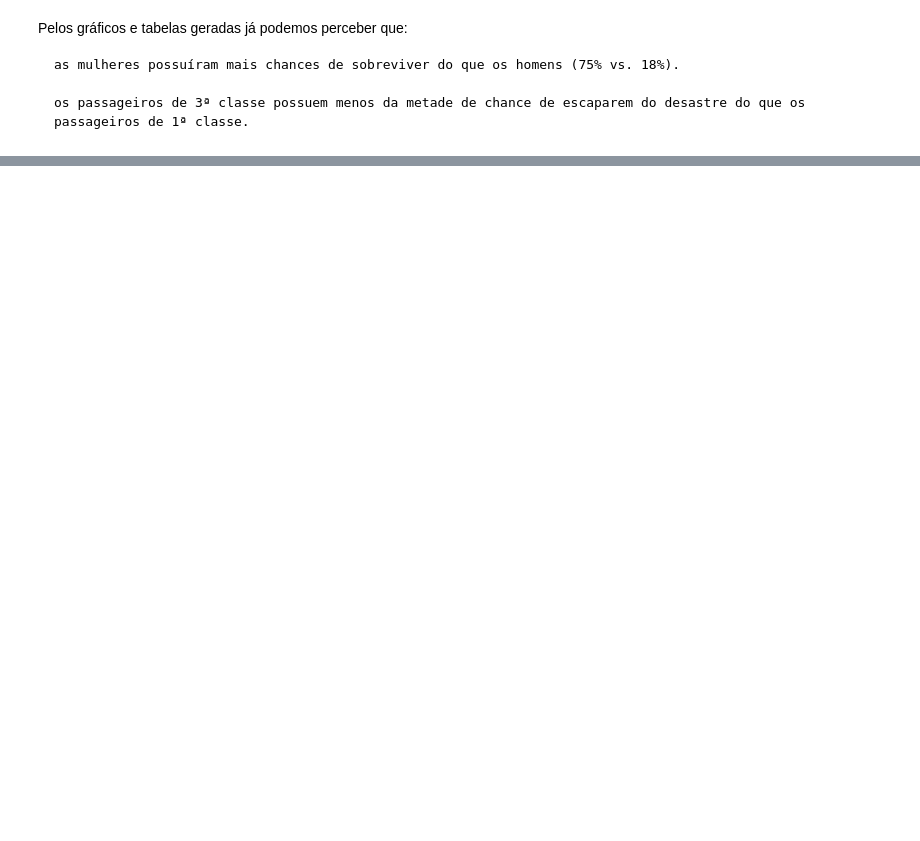
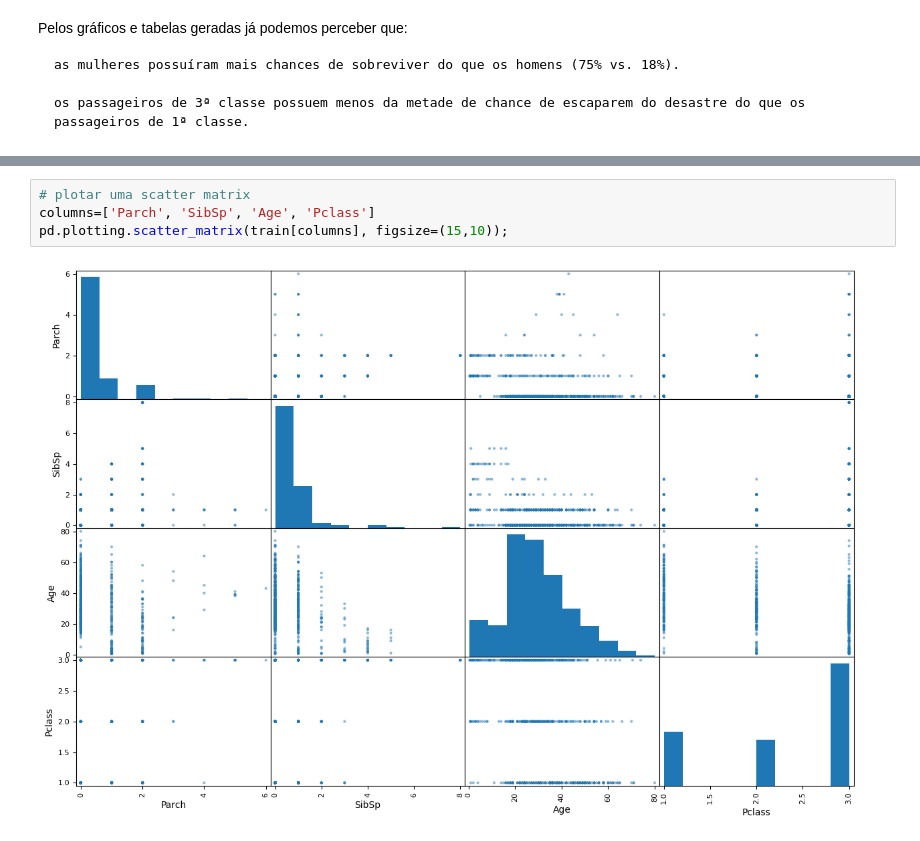
Before and after one commit to liliansom/ProjetoAnalise, a Jupyter notebook: MachineLearning.ipynb, the cells around one changed output, grey strips where cells are left out. Drawn from its saved outputs; the diff is of its cells as text; blank space fills up the shorter version.

```diff
--- a/MachineLearning.ipynb
+++ b/MachineLearning.ipynb
@@ -220,0 +246,6 @@ Pelos gráficos e tabelas geradas já podemos perceber que:
+# %%
+# plotar uma scatter matrix
+columns=['Parch', 'SibSp', 'Age', 'Pclass']
+pd.plotting.scatter_matrix(train[columns], figsize=(15,10));
+# %% [output]
+[figure, added]
```
Also changed, not shown: parts of 5 cells of this notebook.
